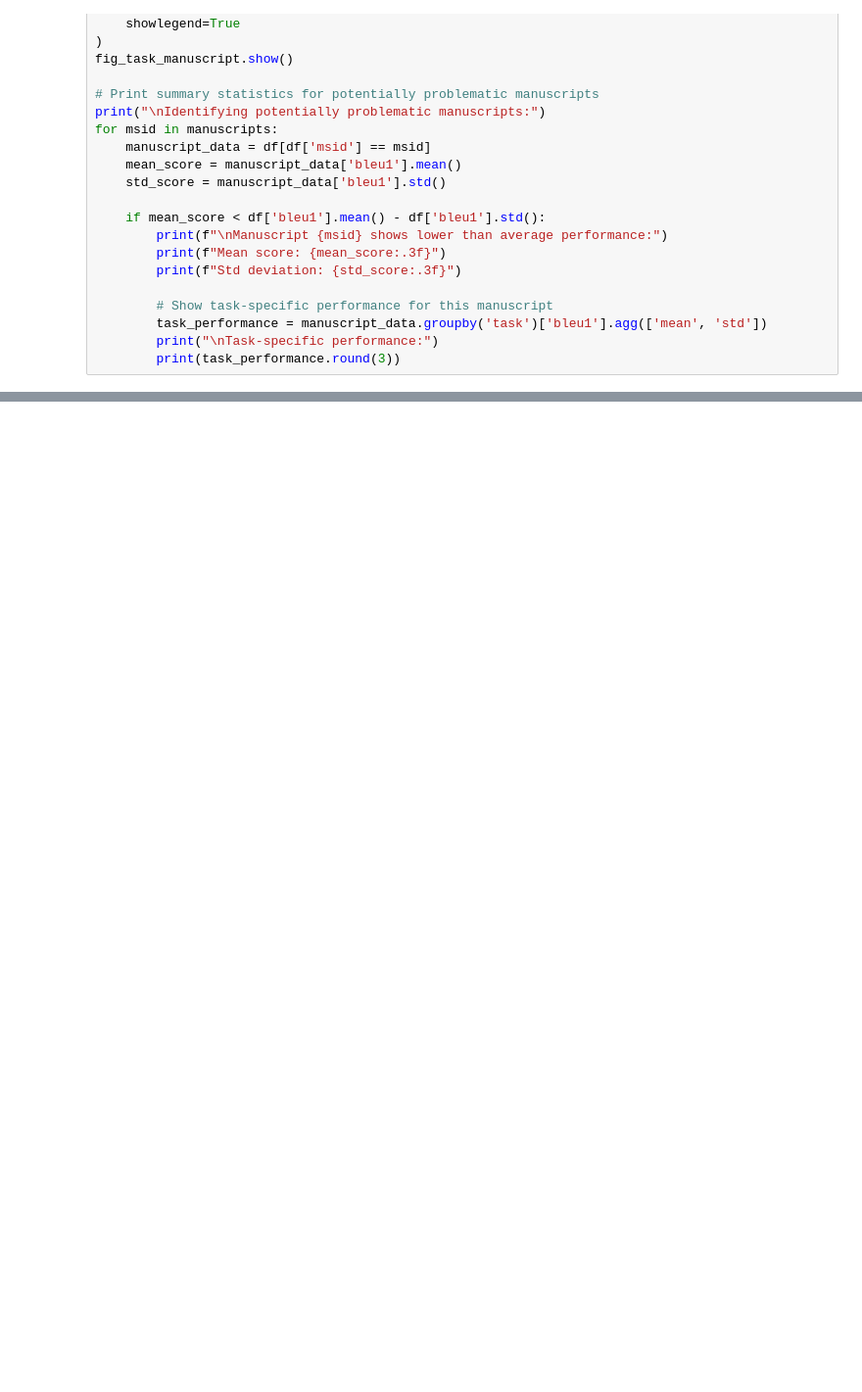
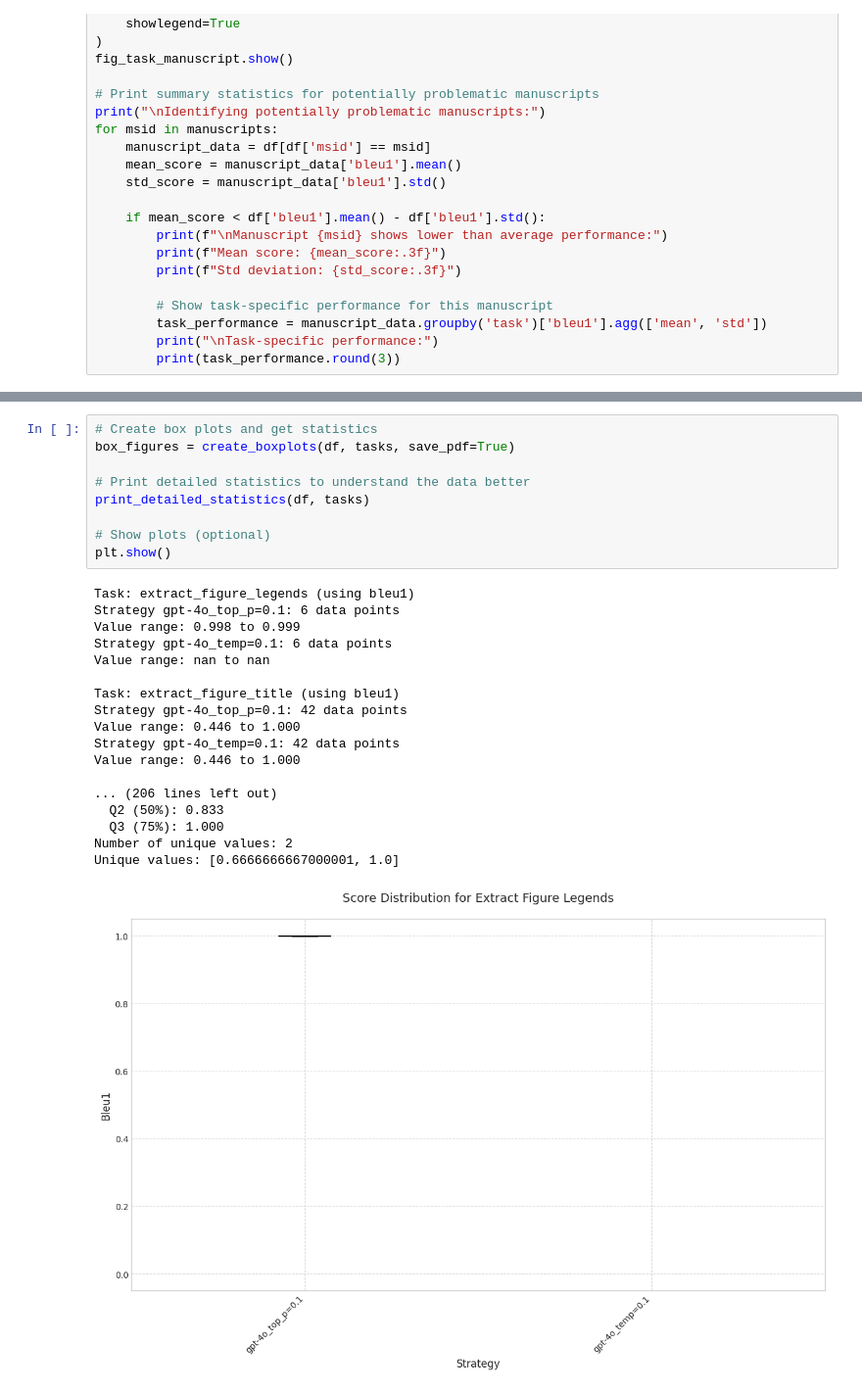
Before and after one commit to source-data/soda-curation, a Jupyter notebook: results.ipynb, the cells around one changed output, grey strips where cells are left out. Shown at 98% size. Saved outputs shown, nothing was run; the diff lists cells and outputs as text; blank space fills up the shorter version.

```diff
--- a/results.ipynb
+++ b/results.ipynb
@@ -724,0 +1038,28 @@ for msid in manuscripts:
+# %%
+# Create box plots and get statistics
+box_figures = create_boxplots(df, tasks, save_pdf=True)
+
+# Print detailed statistics to understand the data better
+print_detailed_statistics(df, tasks)
+
+# Show plots (optional)
+plt.show()
+# %% [output]
+Task: extract_figure_legends (using bleu1)
+Strategy gpt-4o_top_p=0.1: 6 data points
+Value range: 0.998 to 0.999
+Strategy gpt-4o_temp=0.1: 6 data points
+Value range: nan to nan
+
+Task: extract_figure_title (using bleu1)
+Strategy gpt-4o_top_p=0.1: 42 data points
+Value range: 0.446 to 1.000
+Strategy gpt-4o_temp=0.1: 42 data points
+Value range: 0.446 to 1.000
+
+... (206 lines left out)
+  Q2 (50%): 0.833
+  Q3 (75%): 1.000
+Number of unique values: 2
+Unique values: [0.6666666667000001, 1.0]
+[figure, added]
```
Also changed, not shown: parts of 20 cells of this notebook, 2 other files.
